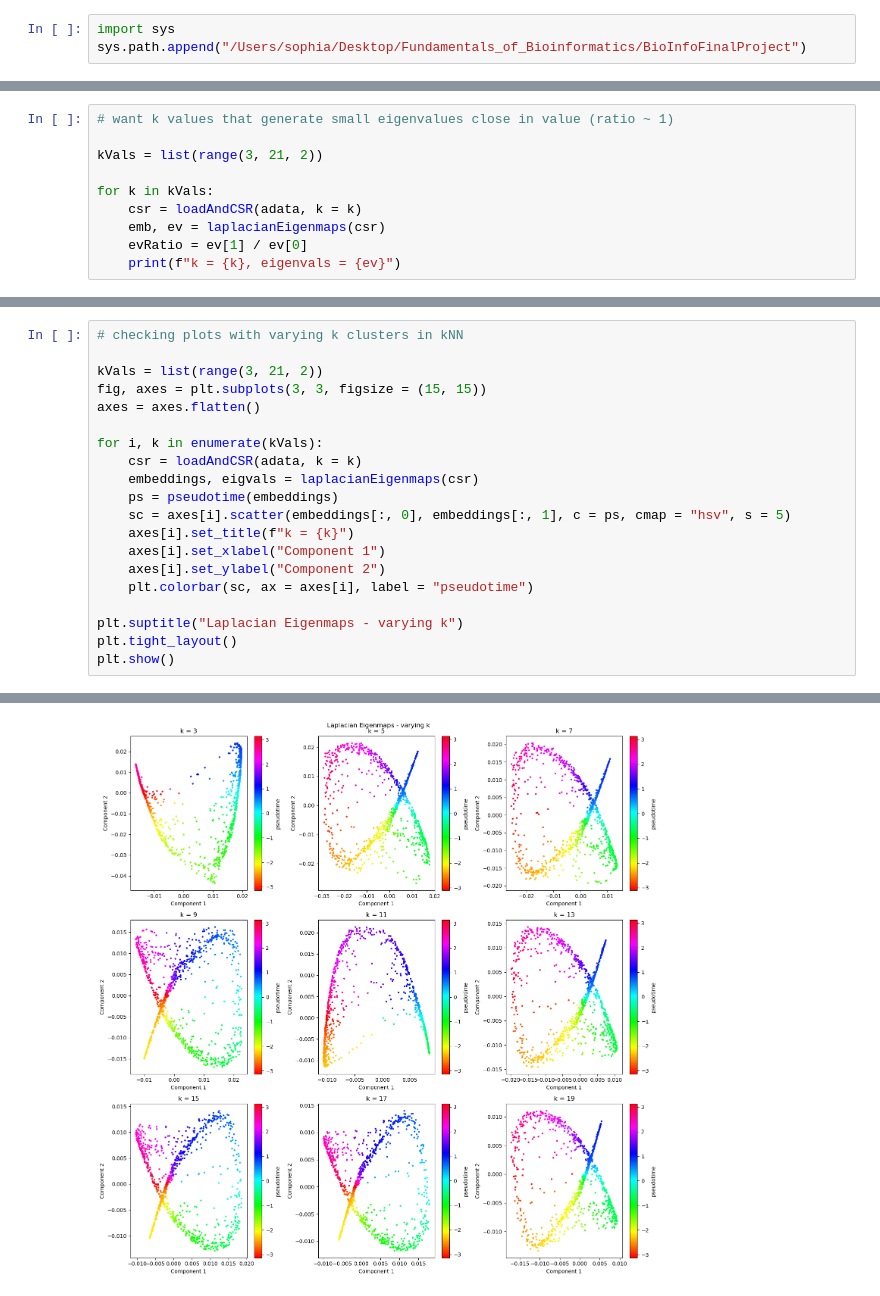
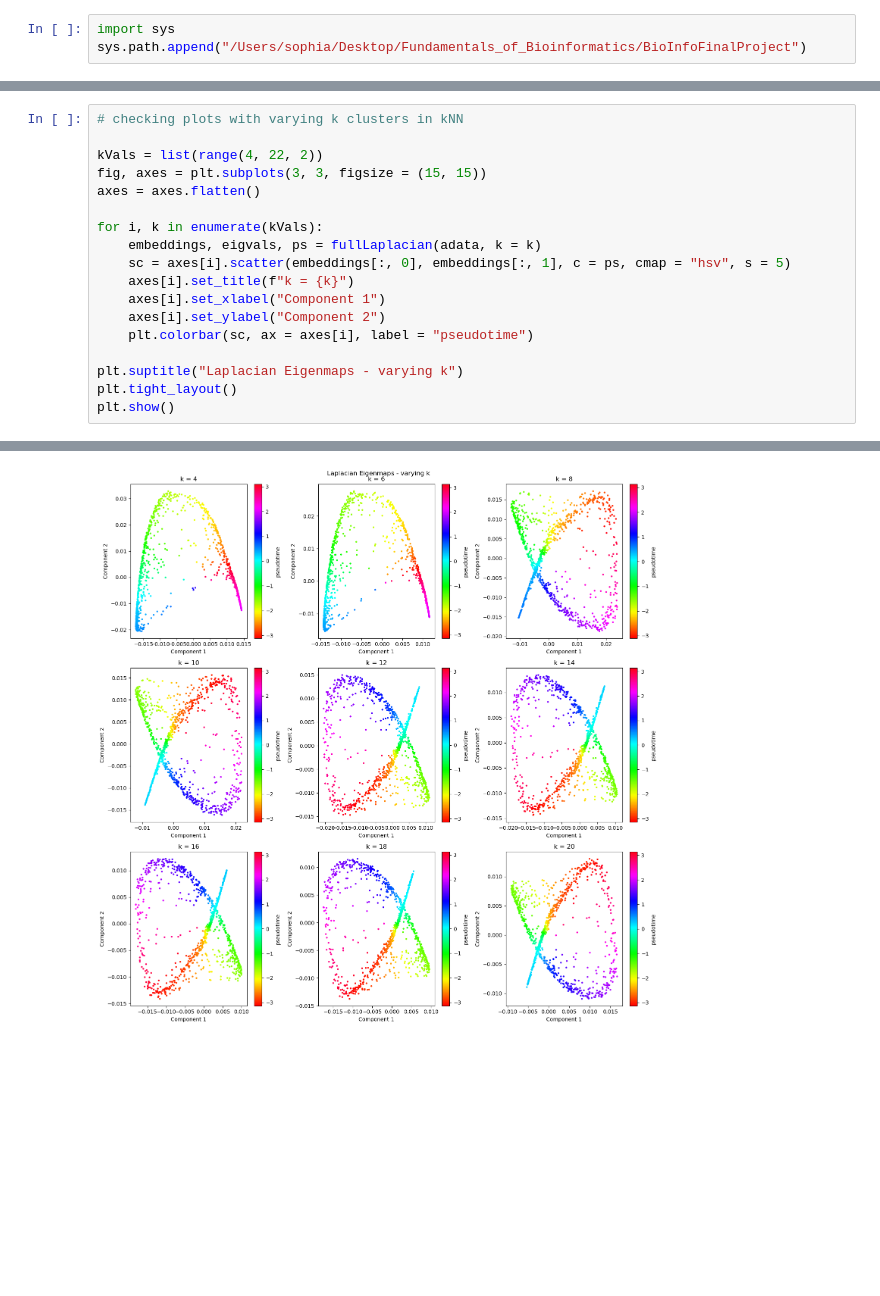
Before and after one commit to winch-jm/cell-cycle-ti, a Jupyter notebook: notebooks/LaplacianEigenmap_realData_plots.ipynb, the cells around one changed output, grey strips where cells are left out. Drawn from its saved outputs; the diff is of its cells as text; blank space fills up the shorter version.

```diff
--- a/notebooks/LaplacianEigenmap_realData_plots.ipynb
+++ b/notebooks/LaplacianEigenmap_realData_plots.ipynb
@@ -15,11 +20 @@ Pseudotime range -3.136550208718893 3.134970543292918
 Eigenvalues: [0.07382296 0.10627053]
-# %%
-# want k values that generate small eigenvalues close in value (ratio ~ 1)
-
-kVals = list(range(3, 21, 2))
-
-for k in kVals:
-    csr = loadAndCSR(adata, k = k)
-    emb, ev = laplacianEigenmaps(csr)
-    evRatio = ev[1] / ev[0]
-    print(f"k = {k}, eigenvals = {ev}")
@@ -44,41 +21,39 @@ k = 19, eigenvals = [0.08142048 0.11753384], eigenval ratio = 1.4435415113953214
 # %%
 # checking plots with varying k clusters in kNN
 
-kVals = list(range(3, 21, 2))
+kVals = list(range(4, 22, 2))
 fig, axes = plt.subplots(3, 3, figsize = (15, 15))
 axes = axes.flatten()
 
 for i, k in enumerate(kVals):
-    csr = loadAndCSR(adata, k = k)
-    embeddings, eigvals = laplacianEigenmaps(csr)
-    ps = pseudotime(embeddings)
+    embeddings, eigvals, ps = fullLaplacian(adata, k = k)
     sc = axes[i].scatter(embeddings[:, 0], embeddings[:, 1], c = ps, cmap = "hsv", s = 5)
     axes[i].set_title(f"k = {k}")
     axes[i].set_xlabel("Component 1")
     axes[i].set_ylabel("Component 2")
     plt.colorbar(sc, ax = axes[i], label = "pseudotime")
 
 plt.suptitle("Laplacian Eigenmaps - varying k")
 plt.tight_layout()
 plt.show()
 # %% [output]
 Running Weighted KNN:
 Creating Adjacency Matrix..
 Constructing Graph...
 Running Weighted KNN:
 Creating Adjacency Matrix..
 Constructing Graph...
 Running Weighted KNN:
 Creating Adjacency Matrix..
 Constructing Graph...
 Running Weighted KNN:
 Creating Adjacency Matrix..
 Constructing Graph...
 ... (11 lines left out)
 Constructing Graph...
 Running Weighted KNN:
 Creating Adjacency Matrix..
 Constructing Graph...
-[figure, old version]
+[figure, new version]
 # %%
 # plot of pseudotime distribution
```
Also changed, not shown: parts of 5 cells of this notebook, 1 other file.
